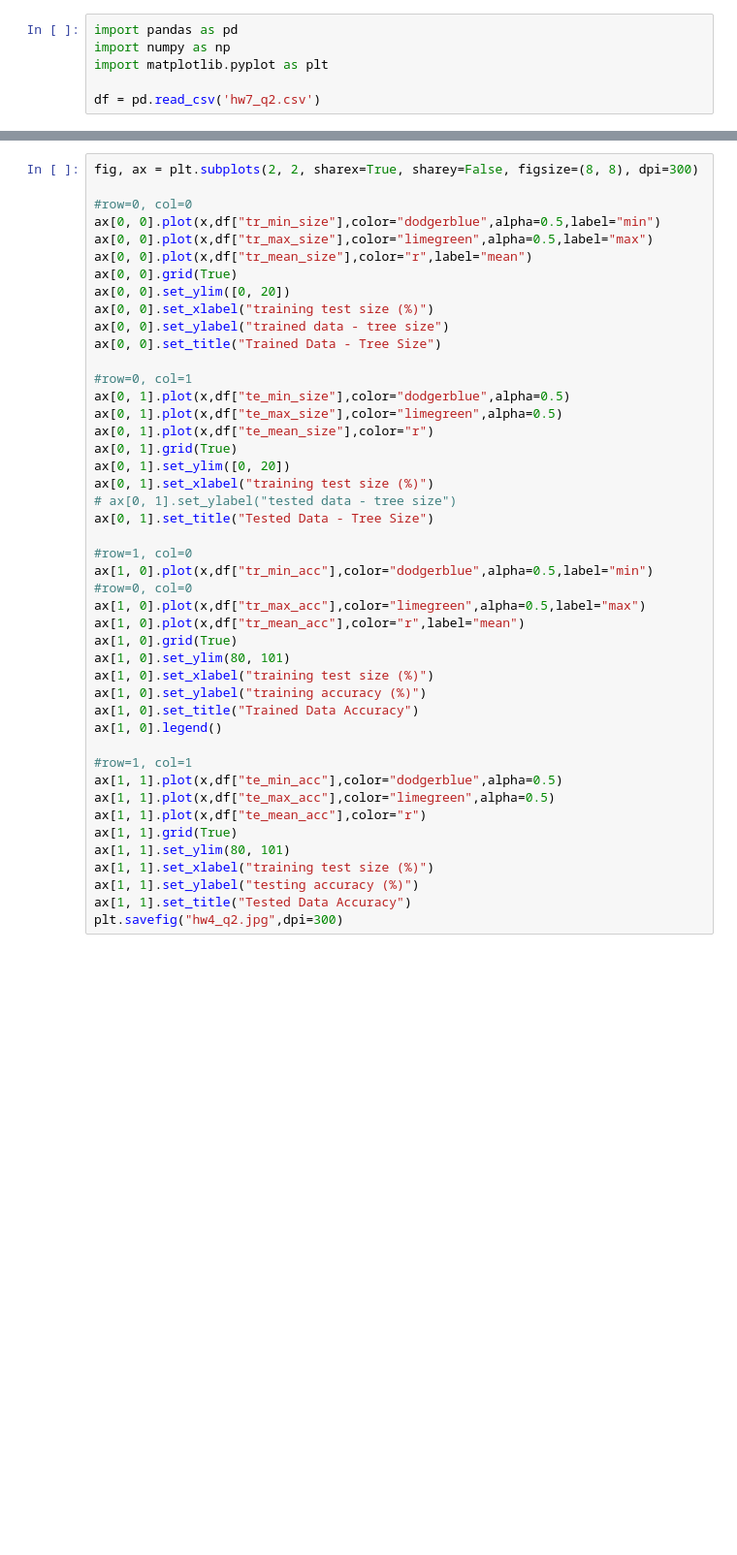
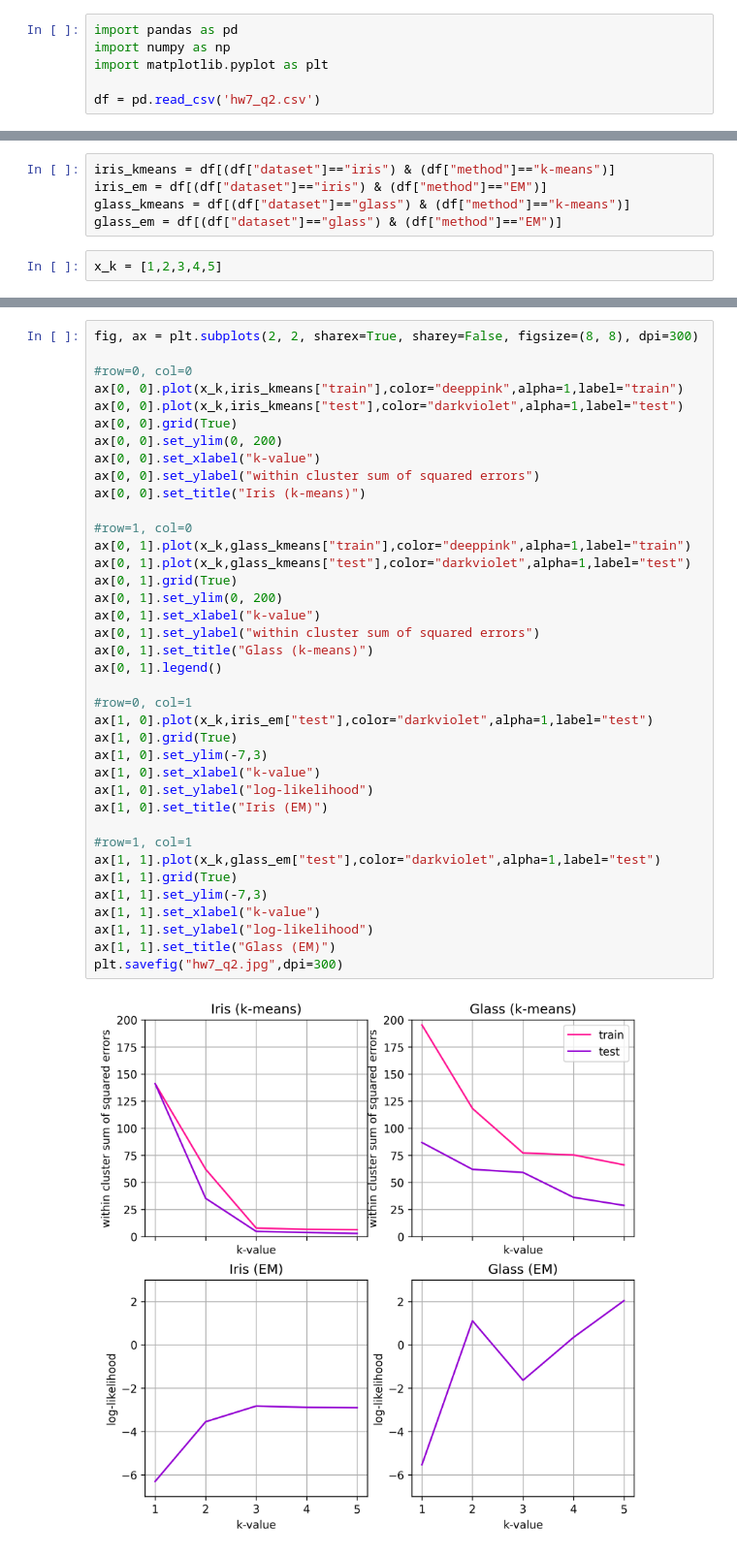
Before and after one commit to awesomecosmos/CS619-Data-Mining, a Jupyter notebook: HW7/hw7_q2.ipynb, the cells around one changed output, grey strips where cells are left out. Shown: that part at 97% size. Cells and saved outputs as stored; diff of their text form; blank space fills up the shorter version.

```diff
--- a/HW7/hw7_q2.ipynb
+++ b/HW7/hw7_q2.ipynb
@@ -18,0 +7,7 @@ df
+# %%
+iris_kmeans = df[(df["dataset"]=="iris") & (df["method"]=="k-means")]
+iris_em = df[(df["dataset"]=="iris") & (df["method"]=="EM")]
+glass_kmeans = df[(df["dataset"]=="glass") & (df["method"]=="k-means")]
+glass_em = df[(df["dataset"]=="glass") & (df["method"]=="EM")]
+# %%
+x_k = [1,2,3,4,5]
@@ -19,44 +23,40 @@ df
 # %%
 fig, ax = plt.subplots(2, 2, sharex=True, sharey=False, figsize=(8, 8), dpi=300)
 
 #row=0, col=0
-ax[0, 0].plot(x,df["tr_min_size"],color="dodgerblue",alpha=0.5,label="min")
-ax[0, 0].plot(x,df["tr_max_size"],color="limegreen",alpha=0.5,label="max")
-ax[0, 0].plot(x,df["tr_mean_size"],color="r",label="mean")
+ax[0, 0].plot(x_k,iris_kmeans["train"],color="deeppink",alpha=1,label="train")
+ax[0, 0].plot(x_k,iris_kmeans["test"],color="darkviolet",alpha=1,label="test")
 ax[0, 0].grid(True)
-ax[0, 0].set_ylim([0, 20])
-ax[0, 0].set_xlabel("training test size (%)")
-ax[0, 0].set_ylabel("trained data - tree size")
-ax[0, 0].set_title("Trained Data - Tree Size")
+ax[0, 0].set_ylim(0, 200)
+ax[0, 0].set_xlabel("k-value")
+ax[0, 0].set_ylabel("within cluster sum of squared errors")
+ax[0, 0].set_title("Iris (k-means)")
+
+#row=1, col=0
+ax[0, 1].plot(x_k,glass_kmeans["train"],color="deeppink",alpha=1,label="train")
+ax[0, 1].plot(x_k,glass_kmeans["test"],color="darkviolet",alpha=1,label="test")
+ax[0, 1].grid(True)
+ax[0, 1].set_ylim(0, 200)
+ax[0, 1].set_xlabel("k-value")
+ax[0, 1].set_ylabel("within cluster sum of squared errors")
+ax[0, 1].set_title("Glass (k-means)")
+ax[0, 1].legend()
 
 #row=0, col=1
-ax[0, 1].plot(x,df["te_min_size"],color="dodgerblue",alpha=0.5)
-ax[0, 1].plot(x,df["te_max_size"],color="limegreen",alpha=0.5)
-ax[0, 1].plot(x,df["te_mean_size"],color="r")
-ax[0, 1].grid(True)
-ax[0, 1].set_ylim([0, 20])
-ax[0, 1].set_xlabel("training test size (%)")
-# ax[0, 1].set_ylabel("tested data - tree size")
-ax[0, 1].set_title("Tested Data - Tree Size")
-
-#row=1, col=0
-ax[1, 0].plot(x,df["tr_min_acc"],color="dodgerblue",alpha=0.5,label="min") #row=0, col=0
-ax[1, 0].plot(x,df["tr_max_acc"],color="limegreen",alpha=0.5,label="max")
-ax[1, 0].plot(x,df["tr_mean_acc"],color="r",label="mean")
+ax[1, 0].plot(x_k,iris_em["test"],color="darkviolet",alpha=1,label="test")
 ax[1, 0].grid(True)
-ax[1, 0].set_ylim(80, 101)
-ax[1, 0].set_xlabel("training test size (%)")
-ax[1, 0].set_ylabel("training accuracy (%)")
-ax[1, 0].set_title("Trained Data Accuracy")
-ax[1, 0].legend()
+ax[1, 0].set_ylim(-7,3)
+ax[1, 0].set_xlabel("k-value")
+ax[1, 0].set_ylabel("log-likelihood")
+ax[1, 0].set_title("Iris (EM)")
 
 #row=1, col=1
-ax[1, 1].plot(x,df["te_min_acc"],color="dodgerblue",alpha=0.5)
-ax[1, 1].plot(x,df["te_max_acc"],color="limegreen",alpha=0.5)
-ax[1, 1].plot(x,df["te_mean_acc"],color="r")
+ax[1, 1].plot(x_k,glass_em["test"],color="darkviolet",alpha=1,label="test")
 ax[1, 1].grid(True)
-ax[1, 1].set_ylim(80, 101)
-ax[1, 1].set_xlabel("training test size (%)")
-ax[1, 1].set_ylabel("testing accuracy (%)")
-ax[1, 1].set_title("Tested Data Accuracy")
-plt.savefig("hw4_q2.jpg",dpi=300)
+ax[1, 1].set_ylim(-7,3)
+ax[1, 1].set_xlabel("k-value")
+ax[1, 1].set_ylabel("log-likelihood")
+ax[1, 1].set_title("Glass (EM)")
+plt.savefig("hw7_q2.jpg",dpi=300)
+# %% [output]
+[figure, added]
```
Also changed, not shown: parts of 2 cells of this notebook, 3 other files.
